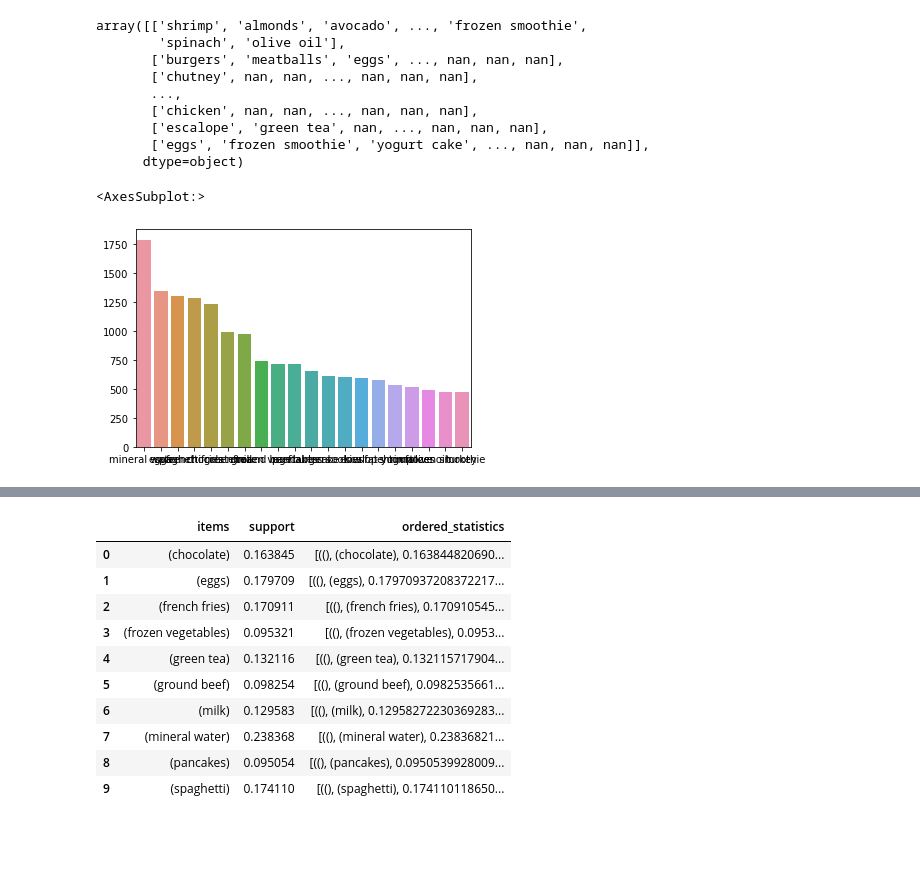
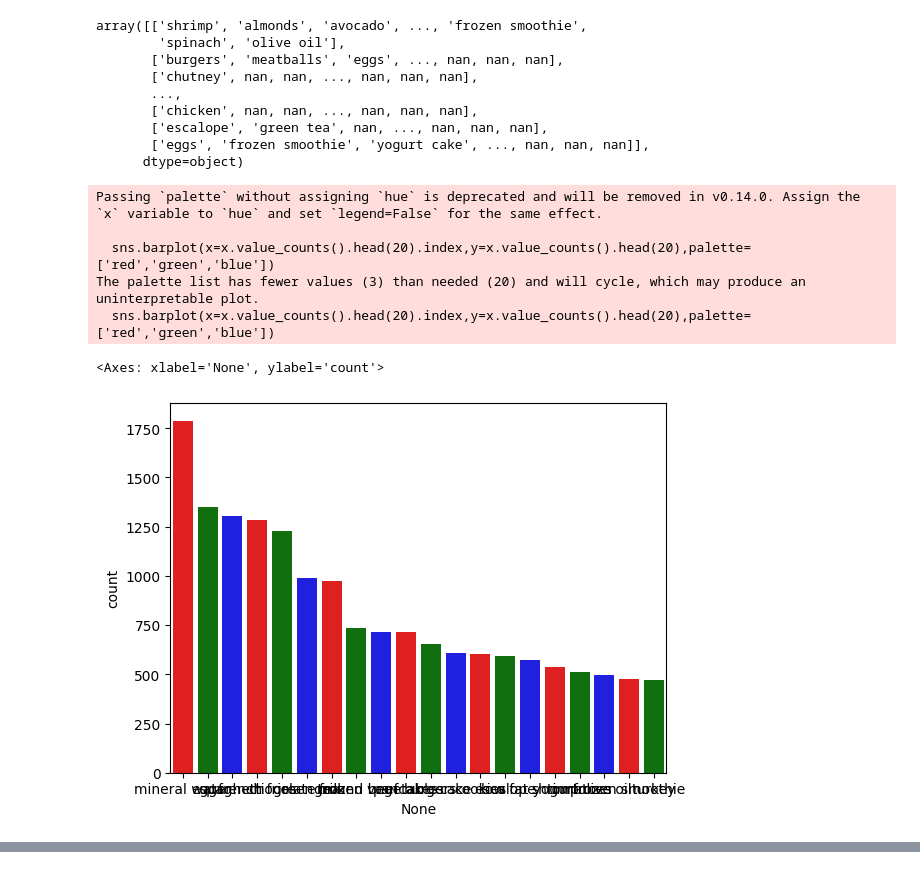
Before and after one commit to AryanParihar0716/TE-IT-ML-Practicals, a Jupyter notebook: Assignment_5.ipynb, the cells around one changed output, grey strips where cells are left out. Saved outputs shown, nothing was run; the diff lists cells and outputs as text; code cells hidden in the pictures; blank space fills up the shorter version.

```diff
--- a/Assignment_5.ipynb
+++ b/Assignment_5.ipynb
@@ -43,10 +43,15 @@ array([['shrimp', 'almonds', 'avocado', ..., 'frozen smoothie',
 x=pd.Series(df_list.flatten())
 x.dropna(inplace=True)
 # %%
-sns.barplot(x=x.value_counts().head(20).index,y=x.value_counts().head(20))
+sns.barplot(x=x.value_counts().head(20).index,y=x.value_counts().head(20),palette=['red','green','blue'])
 # %% [output]
-<AxesSubplot:>
+Passing `palette` without assigning `hue` is deprecated and will be removed in v0.14.0. Assign the `x` variable to `hue` and set `legend=False` for the same effect.
+
+  sns.barplot(x=x.value_counts().head(20).index,y=x.value_counts().head(20),palette=['red','green','blue'])
+The palette list has fewer values (3) than needed (20) and will cycle, which may produce an uninterpretable plot.
+  sns.barplot(x=x.value_counts().head(20).index,y=x.value_counts().head(20),palette=['red','green','blue'])
+<Axes: xlabel='None', ylabel='count'>
-[figure, old version]
+[figure, new version]
 # %%
 df_list=df_list.tolist()
 for ele in df_list:
@@ -72,17 +77,5 @@ df_list
   'tomato juice'],
  ...]
 # %%
-rules1=apriori(df_list,min_support=0.09,min_confidence=0.09)
-pd.DataFrame(list(rules1))
+rules1=apriori(df_list,min_support=0.05,min_confidence=0.05)
+r1=list(rules1)
-# %% [output]
-|  | items | support | ordered_statistics |
-| 0 | (chocolate) | 0.163845 | [((), (chocolate), 0.163844820690... |
-| 1 | (eggs) | 0.179709 | [((), (eggs), 0.17970937208372217... |
-| 2 | (french fries) | 0.170911 | [((), (french fries), 0.170910545... |
-| 3 | (frozen vegetables) | 0.095321 | [((), (frozen vegetables), 0.0953... |
-| 4 | (green tea) | 0.132116 | [((), (green tea), 0.132115717904... |
-| 5 | (ground beef) | 0.098254 | [((), (ground beef), 0.0982535661... |
-| 6 | (milk) | 0.129583 | [((), (milk), 0.12958272230369283... |
-| 7 | (mineral water) | 0.238368 | [((), (mineral water), 0.23836821... |
-| 8 | (pancakes) | 0.095054 | [((), (pancakes), 0.0950539928009... |
-| 9 | (spaghetti) | 0.174110 | [((), (spaghetti), 0.174110118650... |
```
Also changed, not shown: parts of 9 cells of this notebook.
